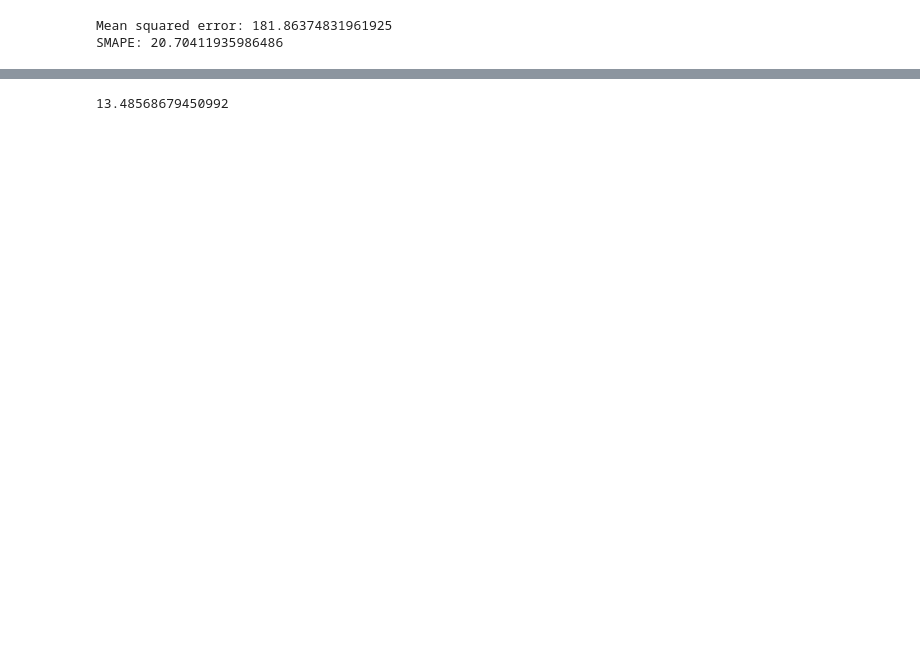
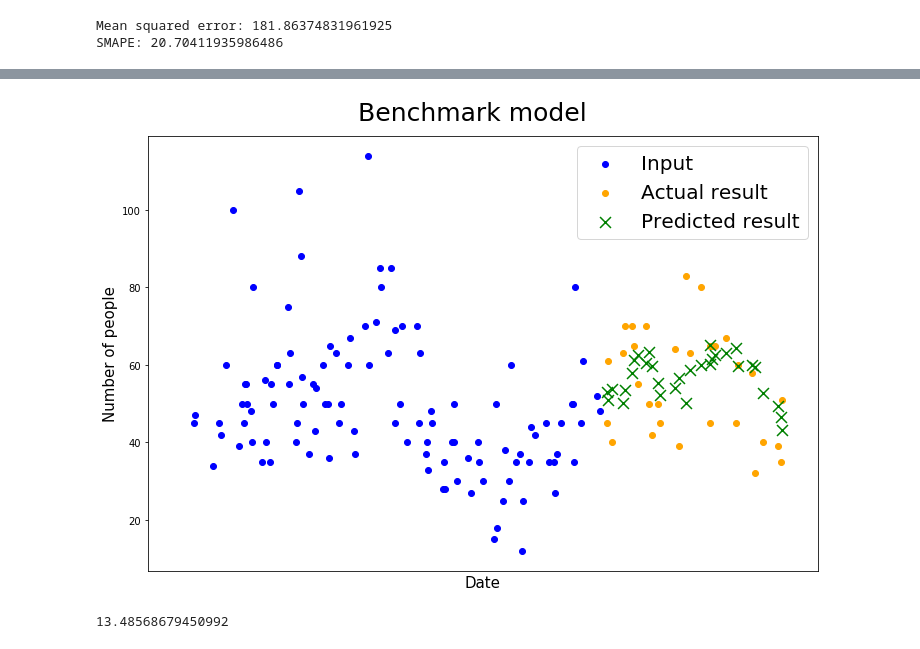
Before and after one commit to kamransoomro84/souper-duper, a Jupyter notebook: notebooks/Time series model analysis.ipynb, the cells around one changed output, grey strips where cells are left out. Cells and saved outputs as stored; diff of their text form; code cells hidden in the pictures; blank space fills up the shorter version.

```diff
--- a/notebooks/Time series model analysis.ipynb
+++ b/notebooks/Time series model analysis.ipynb
@@ -201,3 +229,18 @@ plt.show()
+# %%
+plt.figure(figsize=(12, 8))
+
+plt.scatter(train.index, train.Count, color='blue',label='Input')
+plt.scatter(test.index, test.Count, color='orange',label='Actual result')
+plt.scatter(test.index, forecasts, color='green',label='Predicted result',marker='x',s=120)
+plt.suptitle('Benchmark model', x=.5, y=0.94, fontsize=25)
+plt.xticks([])
+plt.xlabel('Date', fontsize=15)
+plt.ylabel('Number of people', fontsize=15)
+plt.legend(prop={'size': 20})
+plt.savefig('benchmark.png')
+plt.show()
+# %% [output]
+[figure, added]
 # %%
 rms = sqrt(mean_squared_error(test.Count, forecasts))
 print(rms)
```
Also changed, not shown: parts of 7 cells of this notebook.
